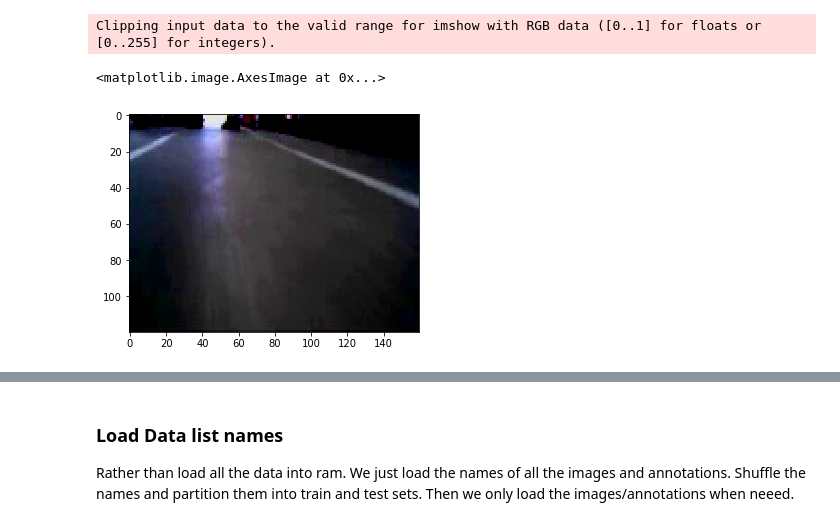
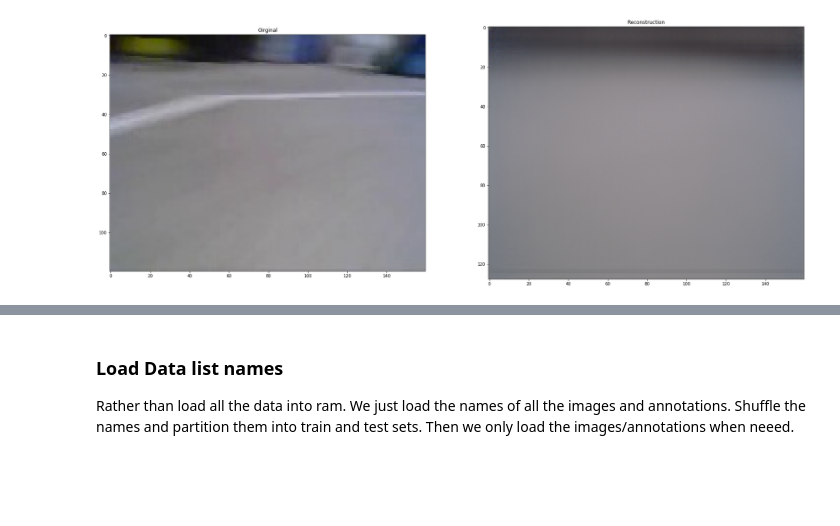
Before and after one commit to tall-josh/fyp_diy_robo_car, a Jupyter notebook: car_vae/tf_carvae.ipynb, the cells around one changed output, grey strips where cells are left out. Cells and saved outputs as stored; diff of their text form; code cells hidden in the pictures; blank space fills up the shorter version.

```diff
--- a/car_vae/tf_carvae.ipynb
+++ b/car_vae/tf_carvae.ipynb
@@ -61,6 +88,9 @@ Model saved at __poop__0/ep_6_loss_10.893.ckpt
 # %%
-ckpt = '__poop__0/ep_28_loss_10.882.ckpt'
+ckpt = 'vae_no_activation_sigmod_recon_000/ep_17_loss_11.932.ckpt'
+ckpt = 'vae_no_activation_sigmod_recon_not_zero_centered/ep_29_loss_3.007.ckpt'
+#ckpt = 'auto_enc_000/ep_100_loss_7.743.ckpt'
+#ckpt = 'vae_no_activation_func_000/ep_45_loss_11.641.ckpt'
 test_gen.reset()
 images, _ = test_gen.get_next_batch()
-recons, ims = feature_extractor.Infer(images, ckpt, '.')
+recons, ims = feature_extractor.Infer(images, best_ckpt, '.')
 # %% [output]
@@ -73,9 +98,18 @@ plt.imshow((recons[7]*255).astype(int))
-# %%
-plt.imshow((ims[1]*255).astype(int))
-# %% [output]
-Clipping input data to the valid range for imshow with RGB data ([0..1] for floats or [0..255] for integers).
-<matplotlib.image.AxesImage at 0x...>
-[figure, removed]
+# %%
+%matplotlib inline
+idx = 4
+plt.subplot(121)
+plt.imshow(ims[idx])
+fig = plt.gcf()
+plt.title("Oirginal")
+
+plt.subplot(122)
+plt.imshow(recons[idx])
+fig = plt.gcf()
+plt.title("Reconstruction")
+fig.set_size_inches(30, 15)
+# %% [output]
+[figure, added]
 # %%
 from show_graph import show_graph
 tf.reset_default_graph()
```
Also changed, not shown: parts of 14 cells of this notebook, 5 other files.
